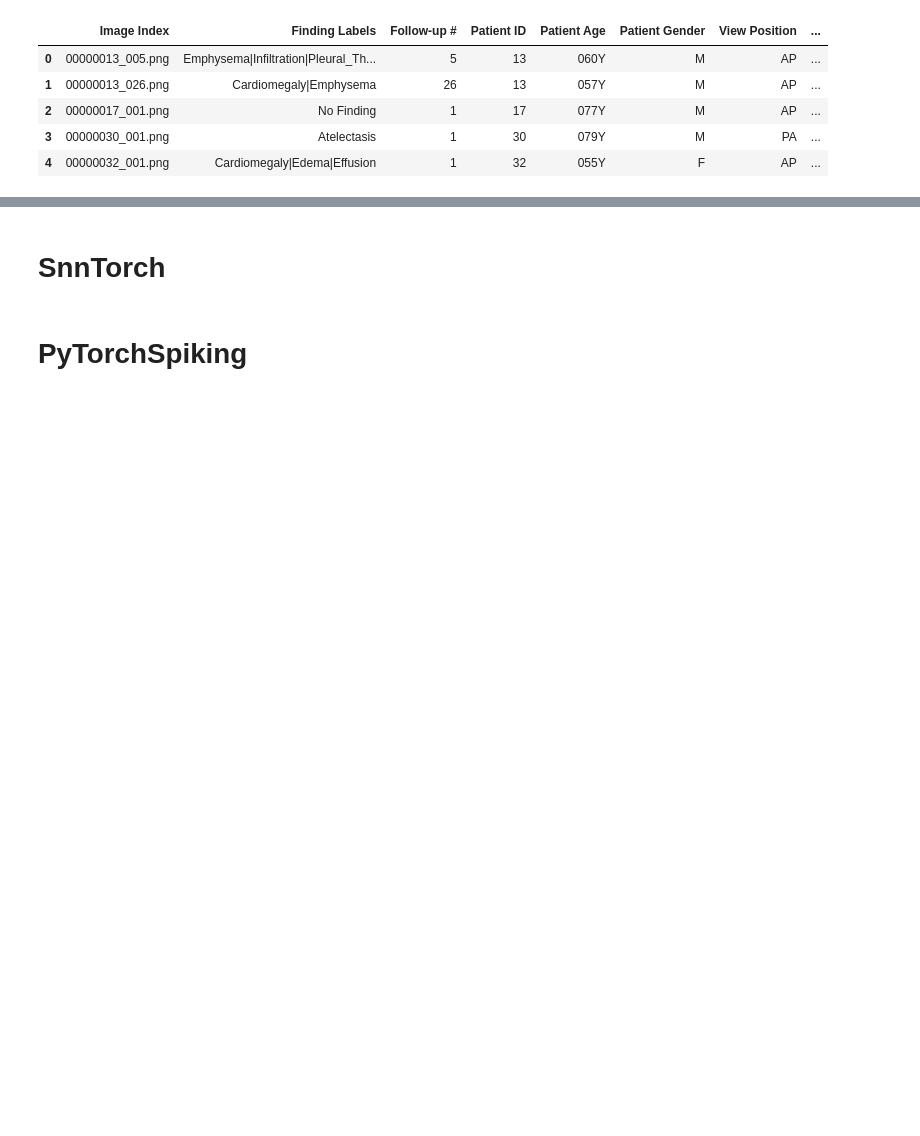
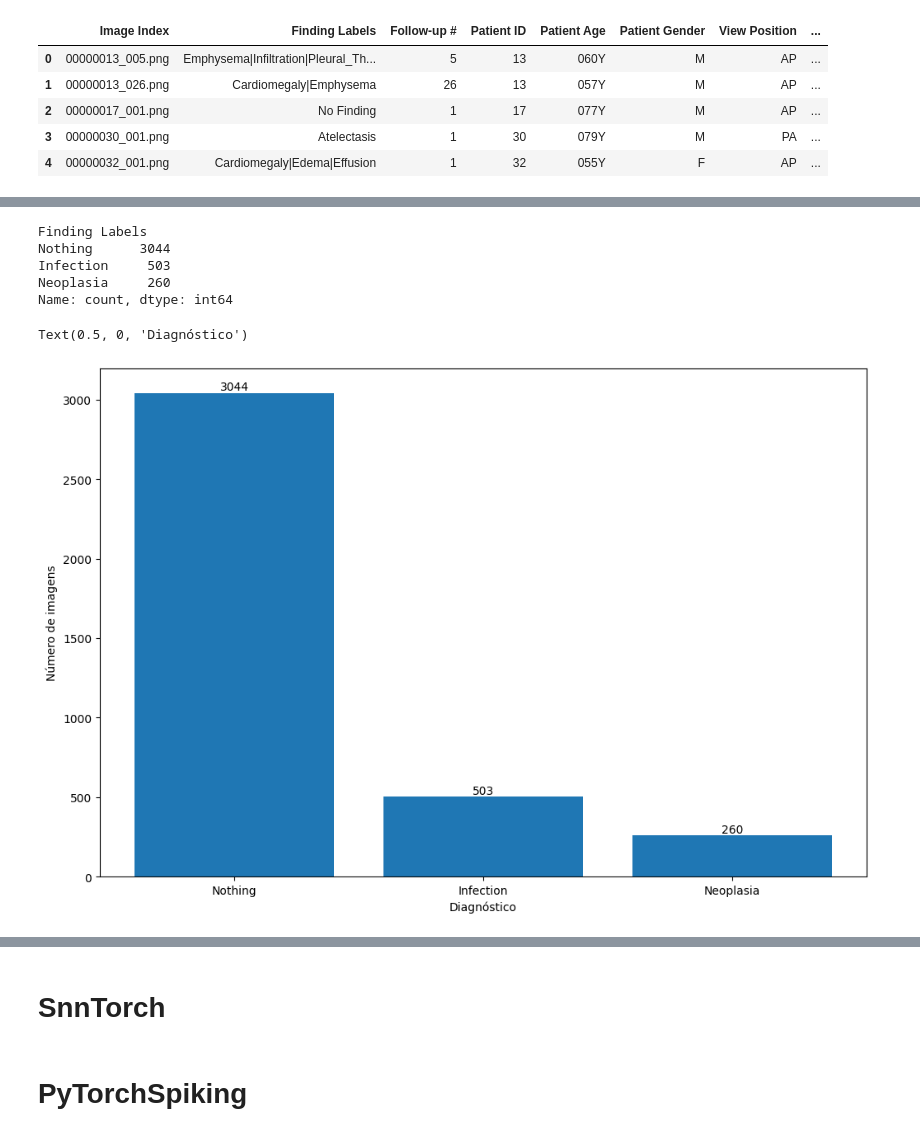
Before and after one commit to giugonzales07/tcc_snn, a Jupyter notebook: NIH_Chest.ipynb, the cells around one changed output, grey strips where cells are left out. Drawn from its saved outputs; the diff is of its cells as text; code cells hidden in the pictures; blank space fills up the shorter version.

```diff
--- a/NIH_Chest.ipynb
+++ b/NIH_Chest.ipynb
@@ -76,0 +137,5 @@ Number of images: 5606
+# %%
+disease = ['Infiltration', 'Mass', 'Nodule', 'Mass|Nodule', 'No Finding']
+df_tcc = df_sample_labels[df_sample_labels['Finding Labels'].isin(disease)]
+
+df_tcc
@@ -76,0 +169,39 @@ Number of images: 5606
+# %%
+def rename_labels(label):
+    if label == 'Mass|Nodule':
+        return 'Neoplasia'
+    elif label == 'Mass':
+        return 'Neoplasia'
+    elif label == 'Nodule':
+        return 'Neoplasia'
+    elif label == 'Infiltration':
+        return 'Infection'
+    elif label == 'No Finding':
+        return 'Nothing'
+    else:
+        return label
+
+df_tcc_correct = df_tcc.copy()
+
+df_tcc_correct['Finding Labels'] = df_tcc['Finding Labels'].apply(rename_labels)
+
+labels_counts_tcc_correct = df_tcc_correct['Finding Labels'].value_counts()
+labels_counts_tcc_correct
+# %% [output]
+Finding Labels
+Nothing      3044
+Infection     503
+Neoplasia     260
+Name: count, dtype: int64
+# %%
+# Print the chart
+
+fig, ax1 = plt.subplots(1,1,figsize = (12, 8))
+bar = ax1.bar(labels_counts_tcc_correct.index, labels_counts_tcc_correct.values)
+ax1.bar_label(bar)
+
+ax1.set_ylabel('Número de imagens')
+ax1.set_xlabel('Diagnóstico')
+# %% [output]
+Text(0.5, 0, 'Diagnóstico')
+[figure, added]
```
Also changed, not shown: parts of 20 cells of this notebook.
